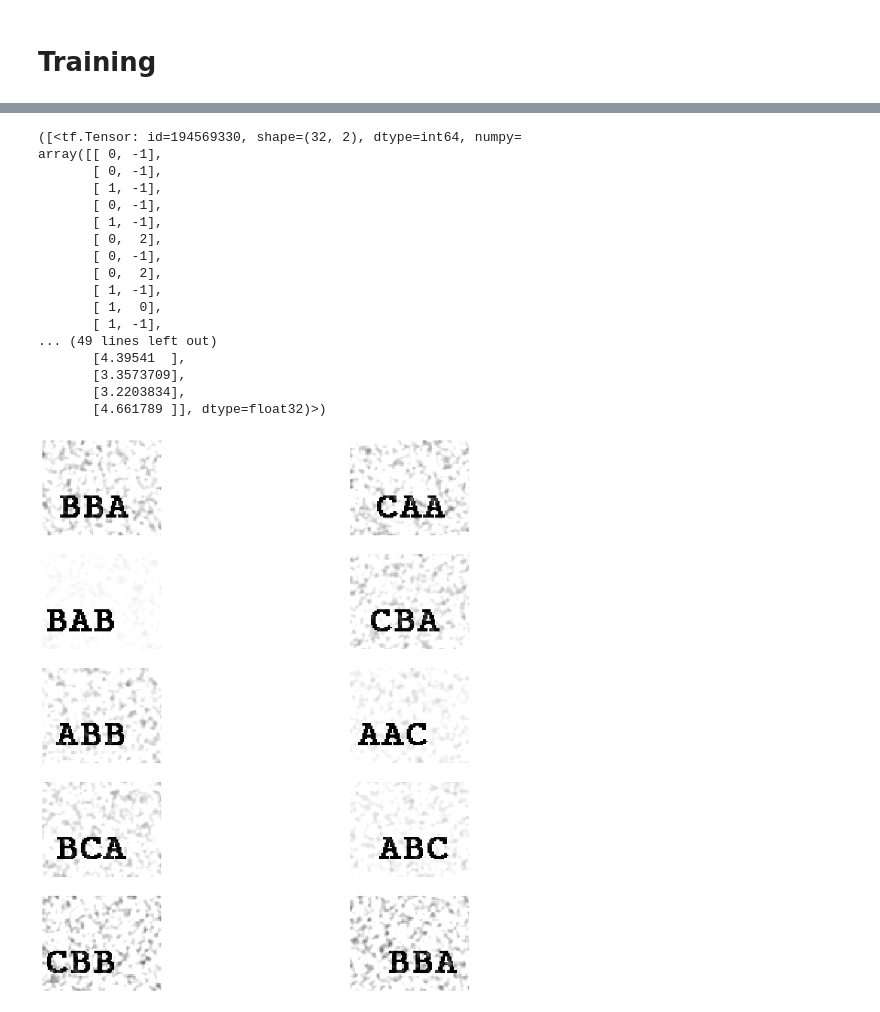
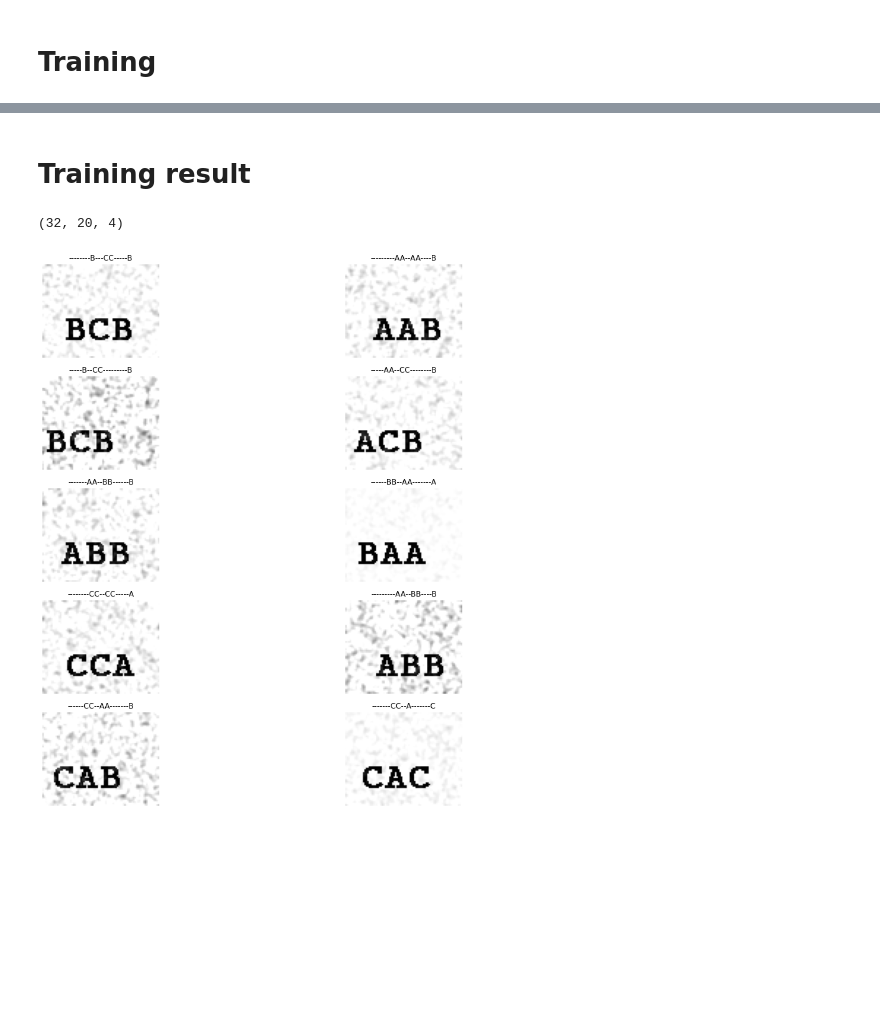
Before and after one commit to stefanhuber/exploring-crnn, a Jupyter notebook: CRNN lightweight example.ipynb, the cells around one changed output, grey strips where cells are left out. Drawn from its saved outputs; the diff is of its cells as text; code cells hidden in the pictures; blank space fills up the shorter version.

```diff
--- a/CRNN lightweight example.ipynb
+++ b/CRNN lightweight example.ipynb
@@ -280,0 +290,2 @@ Train Loss: 14.493146896362305, Test Loss: 13.827508926391602
+# %% [markdown]
+# Training result
@@ -281,43 +301,31 @@ Train Loss: 14.493146896362305, Test Loss: 13.827508926391602
 # %%
 data = next(textgen())
 
+pred_model.load_weights("./results/lite_seqs_model.h5")
 y_pred = pred_model(data['images'], training=False)
-input_shape = tf.keras.backend.shape(y_pred)
-input_length = tf.ones(shape=input_shape[0]) * tf.keras.backend.cast(input_shape[1], 'float32')
+print(y_pred.shape)
 
+def best_path(sample):
+    path = ""
+    for col in sample:
+        index = np.argmax(col)
 
-best_path_decodings = tf.keras.backend.ctc_decode(y_pred, input_length)
-#beam_decodings = tf.keras.backend.ctc_decode(y_pred[:,2:,:], input_length, greedy=False, beam_width=100, top_paths=5)
-print(best_path_decodings)
-#print(beam_decodings[1].shape)
+        if index < len(alphabet):
+            path = path + alphabet[index]
+        else:
+            path = path + "-"
+
+    return path
 
 fig, axes = plt.subplots(5, 2, figsize=(16, 16))
 axes = axes.flatten()
 
 for index in range(10):
-
-
-    #axes[index].set_title(decode_prediction(y_pred[index]))
+    axes[index].set_title(best_path(y_pred[index]))
     axes[index].imshow(np.squeeze(data['images'][index], axis=2), cmap='gray')
     axes[index].axis('off')
 
 plt.show()
 # %% [output]
-([<tf.Tensor: id=194569330, shape=(32, 2), dtype=int64, numpy=
-array([[ 0, -1],
-       [ 0, -1],
-       [ 1, -1],
-       [ 0, -1],
-       [ 1, -1],
-       [ 0,  2],
-       [ 0, -1],
-       [ 0,  2],
-       [ 1, -1],
-       [ 1,  0],
-       [ 1, -1],
-... (49 lines left out)
-       [4.39541  ],
-       [3.3573709],
-       [3.2203834],
-       [4.661789 ]], dtype=float32)>)
+(32, 20, 4)
-[figure, old version]
+[figure, new version]
```
Also changed, not shown: parts of 5 cells of this notebook, 2 other files.
